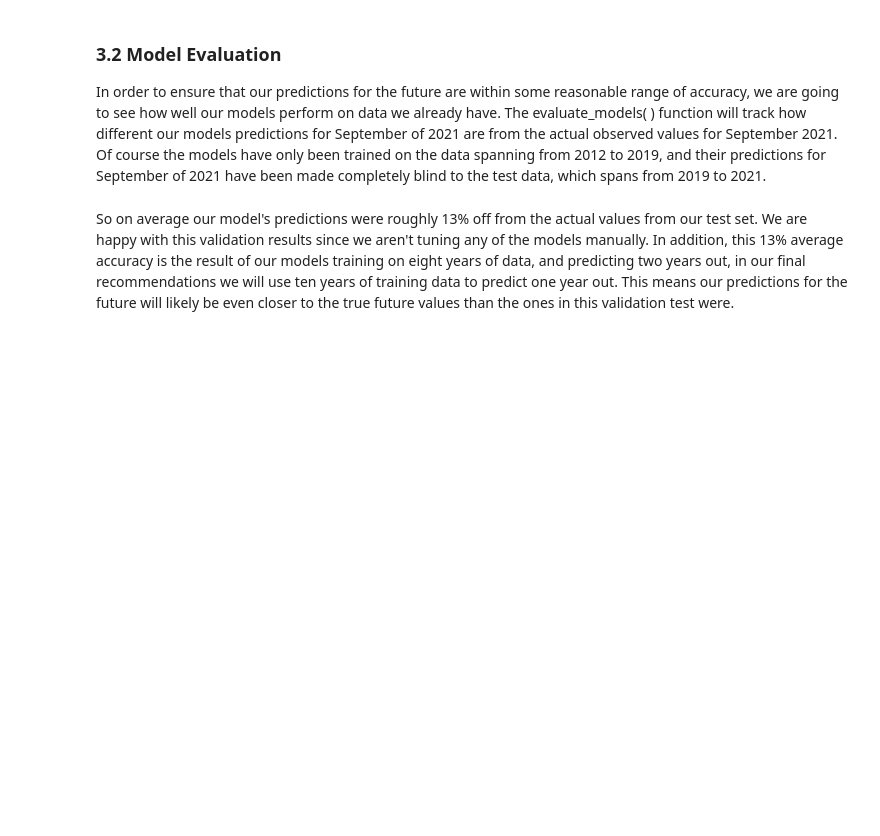
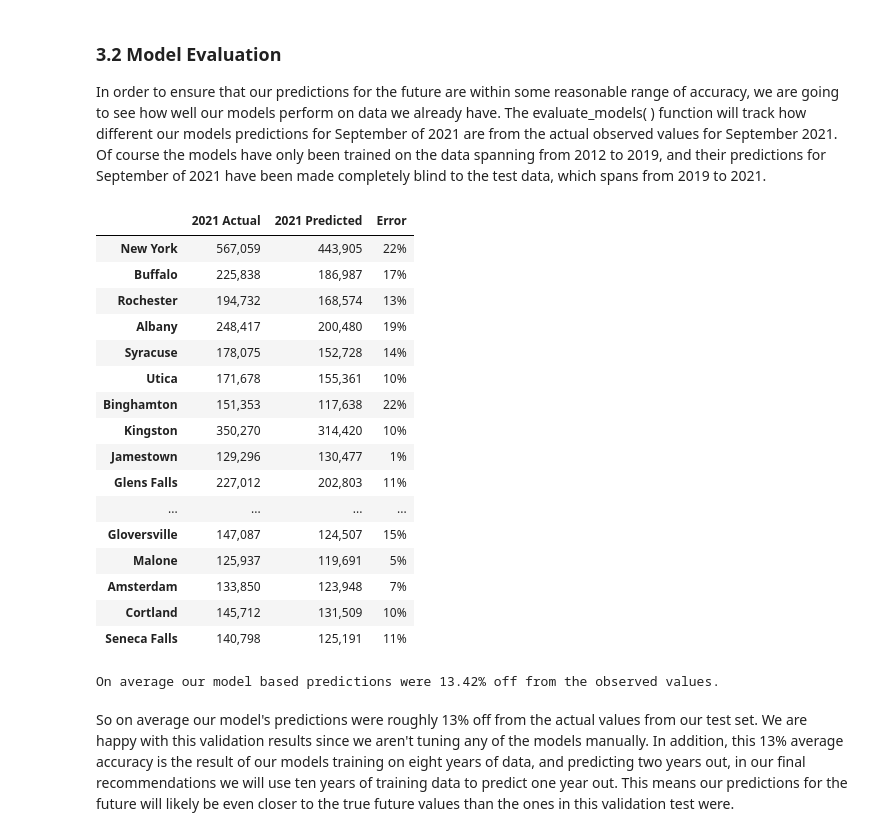
Before and after one commit to MellissaValle/Zillow_Real_Estate_Time_Series_analysis, a Jupyter notebook: Aidan/Aidan's Notebook.ipynb, the cells around one changed output. Saved outputs shown, nothing was run; the diff lists cells and outputs as text; code cells hidden in the pictures; blank space fills up the shorter version.

```diff
--- a/Aidan/Aidan's Notebook.ipynb
+++ b/Aidan/Aidan's Notebook.ipynb
@@ -487,15 +494,35 @@ def generate_one_year_predictions(df):
 In order to ensure that our predictions for the future are within some reasonable range of accuracy, we are going to see how well our models perform on data we already have. The evaluate_models( ) function will track how different our models predictions for September of 2021 are from the actual observed values for September 2021. Of course the models have only been trained on the data spanning from 2012 to 2019, and their predictions for September of 2021 have been made completely blind to the test data, which spans from 2019 to 2021.
 # %%
 # This dataframe will show us how accurate our models are
-# eval_df = evaluate_models(train, test)
+eval_df = evaluate_models(train, test)
 
 # Displaying the dataframe
-# eval_df
+eval_df
+# %% [output]
+|  | 2021 Actual | 2021 Predicted | Error |
+| New York | 567,059 | 443,905 | 22% |
+| Buffalo | 225,838 | 186,987 | 17% |
+| Rochester | 194,732 | 168,574 | 13% |
+| Albany | 248,417 | 200,480 | 19% |
+| Syracuse | 178,075 | 152,728 | 14% |
+| Utica | 171,678 | 155,361 | 10% |
+| Binghamton | 151,353 | 117,638 | 22% |
+| Kingston | 350,270 | 314,420 | 10% |
+| Jamestown | 129,296 | 130,477 | 1% |
+| Glens Falls | 227,012 | 202,803 | 11% |
+| ... | ... | ... | ... |
+| Gloversville | 147,087 | 124,507 | 15% |
+| Malone | 125,937 | 119,691 | 5% |
+| Amsterdam | 133,850 | 123,948 | 7% |
+| Cortland | 145,712 | 131,509 | 10% |
+| Seneca Falls | 140,798 | 125,191 | 11% |
 # %%
-# # Calculating the average error using the dataframe above
-# average_error = str(round(sum([int(i[:-1]) for i in eval_df['Error']]) / len(eval_df) , 2)) + '%'
+# Calculating the average error using the dataframe above
+average_error = str(round(sum([int(i[:-1]) for i in eval_df['Error']]) / len(eval_df) , 2)) + '%'
 
-# # Printing the result
-# print(f"On average our model's predictions were {average_error} off from the observed values.")
+# Printing the result
+print(f"On average our model based predictions were {average_error} off from the observed values.")
+# %% [output]
+On average our model based predictions were 13.42% off from the observed values.
 # %% [markdown]
 So on average our model's predictions were roughly 13% off from the actual values from our test set. We are happy with this validation results since we aren't tuning any of the models manually. In addition, this 13% average accuracy is the result of our models training on eight years of data, and predicting two years out, in our final recommendations we will use ten years of training data to predict one year out. This means our predictions for the future will likely be even closer to the true future values than the ones in this validation test were.
```
Also changed, not shown: parts of 9 cells of this notebook.
